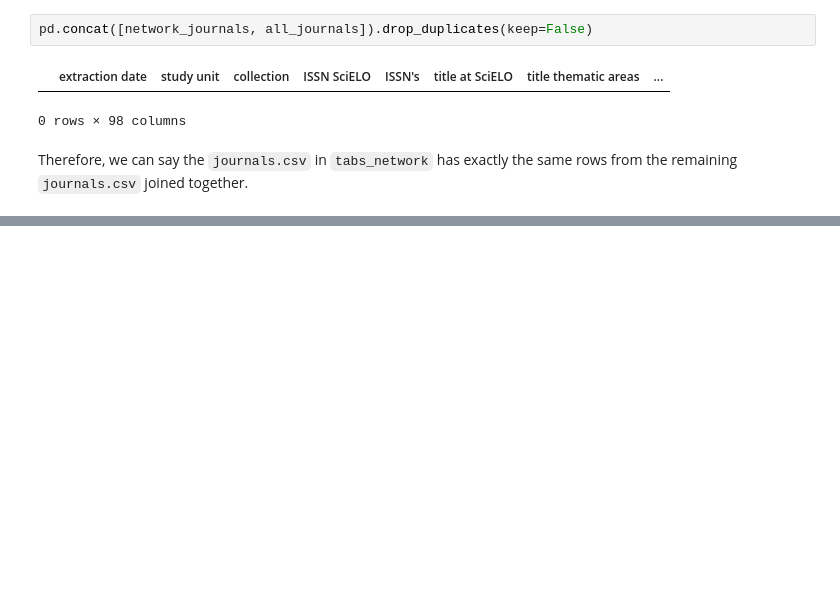
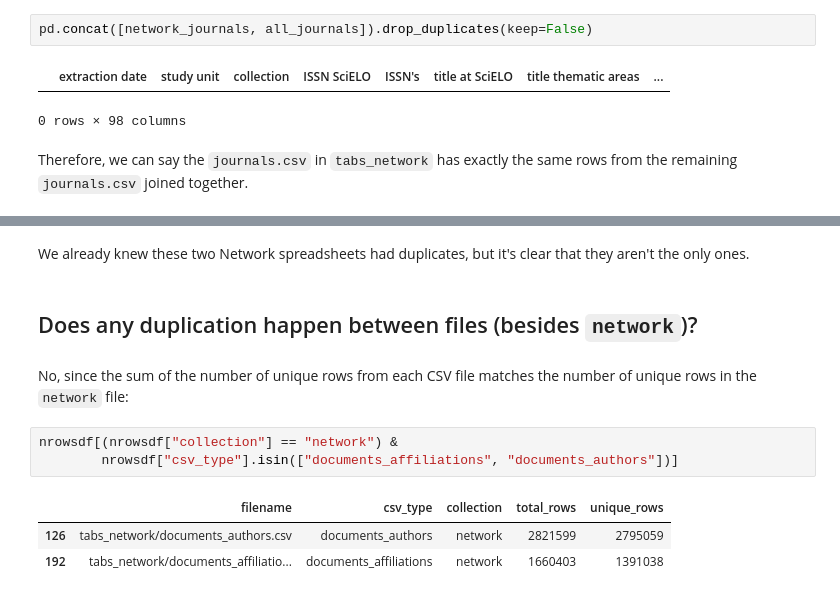
Before and after one commit to scieloorg/scielo20gt6, a Jupyter notebook: network_has_everything.ipynb, the cells around one changed output, grey strips where cells are left out. Drawn from its saved outputs; the diff is of its cells as text; blank space fills up the shorter version.

```diff
--- a/network_has_everything.ipynb
+++ b/network_has_everything.ipynb
@@ -70,0 +241,15 @@ joined together.
+# %% [markdown]
+We already knew these two Network spreadsheets had duplicates,
+but it's clear that they aren't the only ones.
+# %% [markdown]
+## Does any duplication happen between files (besides `network`)?
+# %% [markdown]
+No, since the sum of the number of unique rows from each CSV file
+matches the number of unique rows in the `network` file:
+# %%
+nrowsdf[(nrowsdf["collection"] == "network") &
+        nrowsdf["csv_type"].isin(["documents_affiliations", "documents_authors"])]
+# %% [output]
+|  | filename | csv_type | collection | total_rows | unique_rows |
+| 126 | tabs_network/documents_authors.csv | documents_authors | network | 2821599 | 2795059 |
+| 192 | tabs_network/documents_affiliatio... | documents_affiliations | network | 1660403 | 1391038 |
```
Also changed, not shown: parts of 27 cells of this notebook.
